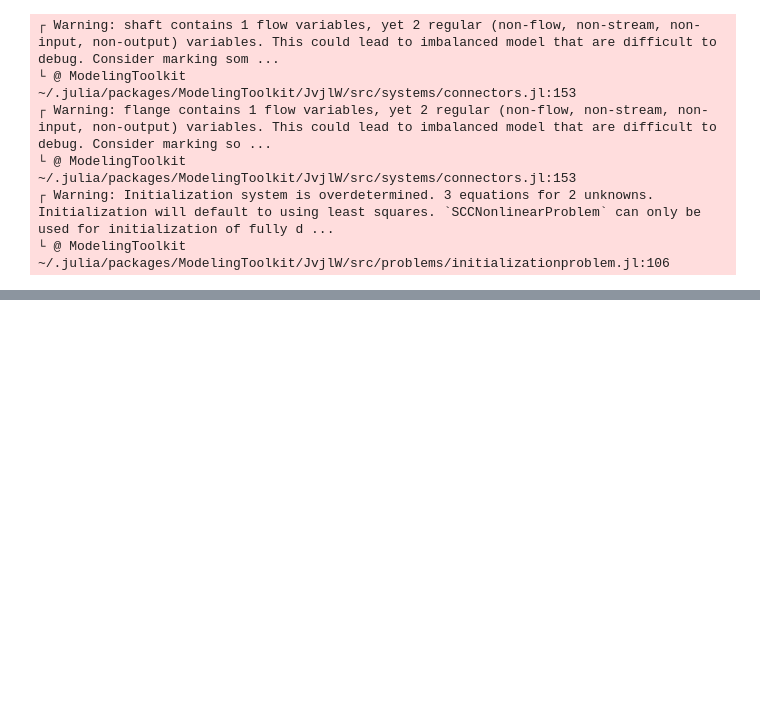
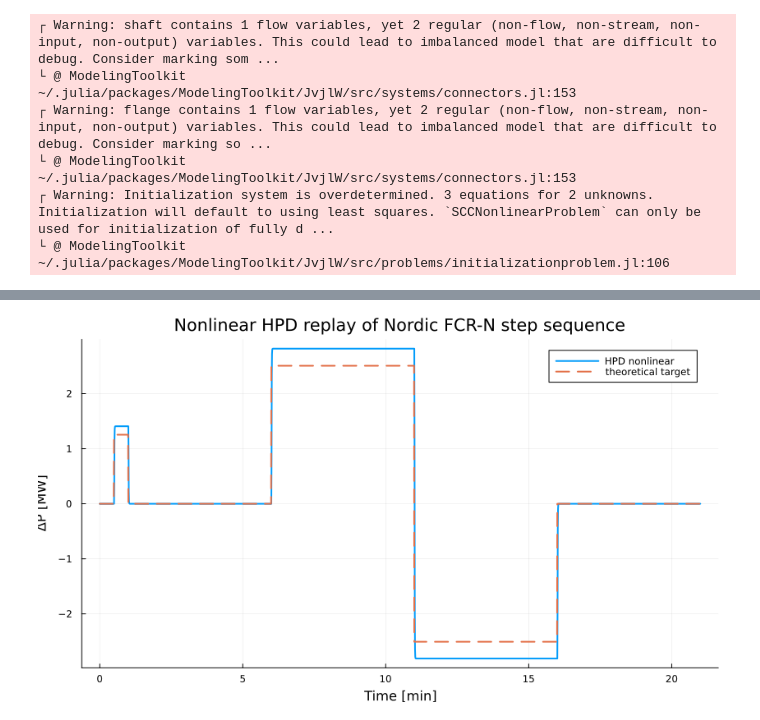
Before and after one commit to pandeysudan1/HydroPowerDynamics.jl, a Jupyter notebook: quick_examples/fcr_prequalification_study/FCR_Prequalification_Study.ipynb, the cells around one changed output, grey strips where cells are left out. Saved outputs shown, nothing was run; the diff lists cells and outputs as text; code cells hidden in the pictures; blank space fills up the shorter version.

```diff
--- a/quick_examples/fcr_prequalification_study/FCR_Prequalification_Study.ipynb
+++ b/quick_examples/fcr_prequalification_study/FCR_Prequalification_Study.ipynb
@@ -213,37 +328,68 @@ The prequalification frequency is imposed at an ideal shaft/frequency boundary.
         D(phi) ~ speed_in.u
     end
 end
+
 function pipe_guess(L,Dpipe)
-    Ap = π*Dpipe^2/4; μ=1e-3
-    Re = DM0*Dpipe/(μ*Ap)
-    fD = 1/(2log10(ROUGHNESS/(3.7Dpipe)+5.7/Re^0.9))^2
-    dpf = fD*(L/Dpipe)*(DM0/(RHO*Ap))^2*RHO/2
+    Ap=π*Dpipe^2/4; μ=1e-3
+    Re=DM0*Dpipe/(μ*Ap)
+    fD=1/(2log10(ROUGHNESS/(3.7Dpipe)+5.7/Re^0.9))^2
+    dpf=fD*(L/Dpipe)*(DM0/(RHO*Ap))^2*RHO/2
     (;Re,fD,dpf)
 end
-HRG = pipe_guess(L_HEADRACE,D_HEADRACE)
-PNG = pipe_guess(L_PENSTOCK,D_PENSTOCK)
-ETA0 = ETA_MAX*(1-C_ETA*(Q0/Q_RATED-1)^2)
-TAU_SHAFT0 = P0_MW*1e6/W0
-function build_nonlinear_fcr(Rdroop)
-    @named upper = Reservoir(H=H_GROSS,rho=RHO,g=G,p_atm=P_ATM)
-    @named tail = Reservoir(H=0.0,rho=RHO,g=G,p_atm=P_ATM)
-    @named headrace = Penstock(L=L_HEADRACE,D_pipe=D_HEADRACE,rho=RHO,B=2e9,e=ROUGHNESS)
-    @named penstock = Penstock(L=L_PENSTOCK,D_pipe=D_PENSTOCK,rho=RHO,B=2e9,e=ROUGHNESS)
-    @named turbine = FrancisTurbineAffinity(D=D_RUNNER,K_q=KQ,eta_max=ETA_MAX,c_eta=C_ETA,Q_rated=Q_RATED,rho=RHO,g=G)
-    @named governor = SimpleGovernorAGC(R=Rdroop,T_g=TG,K_i=0.0,omega_ref=W0,gate_bias=Y0,gate_min=Y_MIN,gate_max=Y_MAX)
-    @named speedbc = PrescribedSpeedBoundary()
-    ωtest = W0*(1 + ifelse(t < 0.0,0.0,-DF_FULL_HZ)/F0_HZ)
-    eqs = [connect(upper.port,headrace.port_a),connect(headrace.port_b,penstock.port_a),connect(penstock.port_b,turbine.port_in),connect(turbine.port_out,tail.port),connect(governor.gate_out,turbine.opening),connect(turbine.shaft,speedbc.flange),governor.speed_in.u ~ ωtest,speedbc.speed_in.u ~ ωtest]
-    raw = ODESystem(eqs,t;name=:FCRNonlinearHPD,systems=[upper,tail,headrace,penstock,turbine,governor,speedbc])
-    sys = structural_simplify(raw)
+HRG=pipe_guess(L_HEADRACE,D_HEADRACE); PNG=pipe_guess(L_PENSTOCK,D_PENSTOCK)
+ETA0=ETA_MAX*(1-C_ETA*(Q0/Q_RATED-1)^2); TAU_SHAFT0=P0_MW*1e6/W0
+
+function build_nonlinear_fcrn(Rdroop)
+    @named upper=Reservoir(H=H_GROSS,rho=RHO,g=G,p_atm=P_ATM)
+    @named tail=Reservoir(H=0.0,rho=RHO,g=G,p_atm=P_ATM)
+    @named headrace=Penstock(L=L_HEADRACE,D_pipe=D_HEADRACE,rho=RHO,B=2e9,e=ROUGHNESS)
+    @named penstock=Penstock(L=L_PENSTOCK,D_pipe=D_PENSTOCK,rho=RHO,B=2e9,e=ROUGHNESS)
+    @named turbine=FrancisTurbineAffinity(D=D_RUNNER,K_q=KQ,eta_max=ETA_MAX,c_eta=C_ETA,Q_rated=Q_RATED,rho=RHO,g=G)
+    @named governor=SimpleGovernorAGC(R=Rdroop,T_g=TG,K_i=0.0,omega_ref=W0,gate_bias=Y0,gate_min=Y_MIN,gate_max=Y_MAX)
+    @named speedbc=PrescribedSpeedBoundary()
+    ftest = ifelse(t < 0.0,F0_HZ,
+            ifelse(t < 30.0,50.0,
+            ifelse(t < 60.0,49.95,
+            ifelse(t < 360.0,50.0,
+            ifelse(t < 660.0,49.9,
+            ifelse(t < 960.0,50.1,50.0))))))
+    ωtest=W0*ftest/F0_HZ
+    eqs=[connect(upper.port,headrace.port_a),connect(headrace.port_b,penstock.port_a),connect(penstock.port_b,turbine.port_in),connect(turbine.port_out,tail.port),connect(governor.gate_out,turbine.opening),connect(turbine.shaft,speedbc.flange),governor.speed_in.u~ωtest,speedbc.speed_in.u~ωtest]
+    raw=ODESystem(eqs,t;name=:FCRN_Nonlinear,systems=[upper,tail,headrace,penstock,turbine,governor,speedbc])
+    sys=structural_simplify(raw)
     (;sys,headrace,penstock,turbine,governor,speedbc)
 end
-nl = build_nonlinear_fcr(R_star)
-u0 = Dict(nl.headrace.dm=>DM0,nl.penstock.dm=>DM0,nl.governor.xi=>0.0,nl.governor.gate=>Y0,nl.speedbc.phi=>0.0)
-guesses = Dict(nl.headrace.p_avg=>P_UP,nl.headrace.Re=>HRG.Re,nl.headrace.f_D=>HRG.fD,nl.headrace.dp_f=>HRG.dpf,nl.penstock.p_avg=>P_UP,nl.penstock.Re=>PNG.Re,nl.penstock.f_D=>PNG.fD,nl.penstock.dp_f=>PNG.dpf,nl.turbine.H=>H_GROSS,nl.turbine.Q=>Q0,nl.turbine.eta=>ETA0,nl.turbine.P_mech=>P0_MW*1e6,nl.turbine.dm=>DM0,nl.turbine.tau_shaft=>TAU_SHAFT0)
-prob = ODEProblem(nl.sys,u0,(-100.0,T_END);guesses=guesses)
-sol = solve(prob,Rodas5P();abstol=1e-8,reltol=1e-8,saveat=0.02,tstops=[0.0])
-@printf("Nonlinear HPD retcode = %s, t_end = %.2f s\n",string(sol.retcode),sol.t[end])
+
+nl=build_nonlinear_fcrn(Rctrl)
+u0=Dict(nl.headrace.dm=>DM0,nl.penstock.dm=>DM0,nl.governor.xi=>0.0,nl.governor.gate=>Y0,nl.speedbc.phi=>0.0)
+guesses=Dict(nl.headrace.p_avg=>P_UP,nl.headrace.Re=>HRG.Re,nl.headrace.f_D=>HRG.fD,nl.headrace.dp_f=>HRG.dpf,nl.penstock.p_avg=>P_UP,nl.penstock.Re=>PNG.Re,nl.penstock.f_D=>PNG.fD,nl.penstock.dp_f=>PNG.dpf,nl.turbine.H=>H_GROSS,nl.turbine.Q=>Q0,nl.turbine.eta=>ETA0,nl.turbine.P_mech=>P0_MW*1e6,nl.turbine.dm=>DM0,nl.turbine.tau_shaft=>TAU_SHAFT0)
+prob=ODEProblem(nl.sys,u0,(-100.0,1260.0);guesses=guesses)
+sol=solve(prob,Rodas5P();abstol=1e-7,reltol=1e-7,saveat=0.5,tstops=step_breaks)
+@printf("Nonlinear HPD retcode=%s; t_end=%.1f s\n",string(sol.retcode),sol.t[end])
+
+tv=sol.t; keep=findall(>=(0.0),tv); tt=tv[keep]
+pm=sol[nl.turbine.P_mech][keep]./1e6; gate_nl=sol[nl.governor.tau_o][keep]; q_nl=sol[nl.turbine.Q][keep]
+base_idx=findall(x->300<=x<360,tt); up_idx=findall(x->600<=x<660,tt); dn_idx=findall(x->900<=x<960,tt); end_idx=findall(x->1200<=x<=1260,tt)
+Pbase=mean(pm[base_idx]); Pup=mean(pm[up_idx]); Pdn=mean(pm[dn_idx]); Pend=mean(pm[end_idx])
+Pref=0.5*(Pbase+Pend)
+ΔPup=Pup-Pref; ΔPdn=Pdn-Pref
+up_ratio=ΔPup/Cstar; dn_ratio=abs(ΔPdn)/Cstar
+pass_ss_up = 0.95 <= up_ratio <= 1.20
+pass_ss_dn = 0.95 <= dn_ratio <= 1.20
+rate_nl=diff(gate_nl)./diff(tt)
+pass_gate = minimum(gate_nl)>=Y_MIN-1e-6 && maximum(gate_nl)<=Y_MAX+1e-6
+pass_flow = minimum(q_nl)/Q0>=Q_MIN_PU-1e-3 && maximum(q_nl)/Q0<=Q_MAX_PU+1e-3
+pass_rate = maximum(rate_nl)<=DY_OPEN+2e-3 && minimum(rate_nl)>=-DY_CLOSE-2e-3
+
+p7=plot(tt./60,pm.-Pref,xlabel="Time [min]",ylabel="ΔP [MW]",title="Nonlinear HPD replay of Nordic FCR-N step sequence",label="HPD nonlinear")
+plot!(p7,tt./60,Cstar.*((F0_HZ .- fcrn_step_frequency.(tt))./DF_FCRN_HZ),linestyle=:dash,label="theoretical target")
+savefig(p7,joinpath(plotdir,"07_nonlinear_fcrn_step_response.png")); display(p7)
+
+p8=plot(tt./60,gate_nl,xlabel="Time [min]",ylabel="Guide vane [pu]",title="Nonlinear HPD guide-vane response",label="guide vane")
+savefig(p8,joinpath(plotdir,"08_nonlinear_fcrn_gate.png")); display(p8)
+
+p9=plot(tt./60,q_nl./Q0,xlabel="Time [min]",ylabel="Q/Q0 [pu]",title="Nonlinear HPD flow during FCR-N step test",label="flow")
+savefig(p9,joinpath(plotdir,"09_nonlinear_fcrn_flow.png")); display(p9)
 # %% [output]
 ┌ Warning: shaft contains 1 flow variables, yet 2 regular (non-flow, non-stream, non-input, non-output) variables. This could lead to imbalanced model that are difficult to debug. Consider marking som ...
 └ @ ModelingToolkit ~/.julia/packages/ModelingToolkit/JvjlW/src/systems/connectors.jl:153
@@ -254,0 +401 @@ Nonlinear HPD retcode = Success, t_end = 30.00 s
+[figure, added]
```
Also changed, not shown: parts of 28 cells of this notebook, 12 other files.
